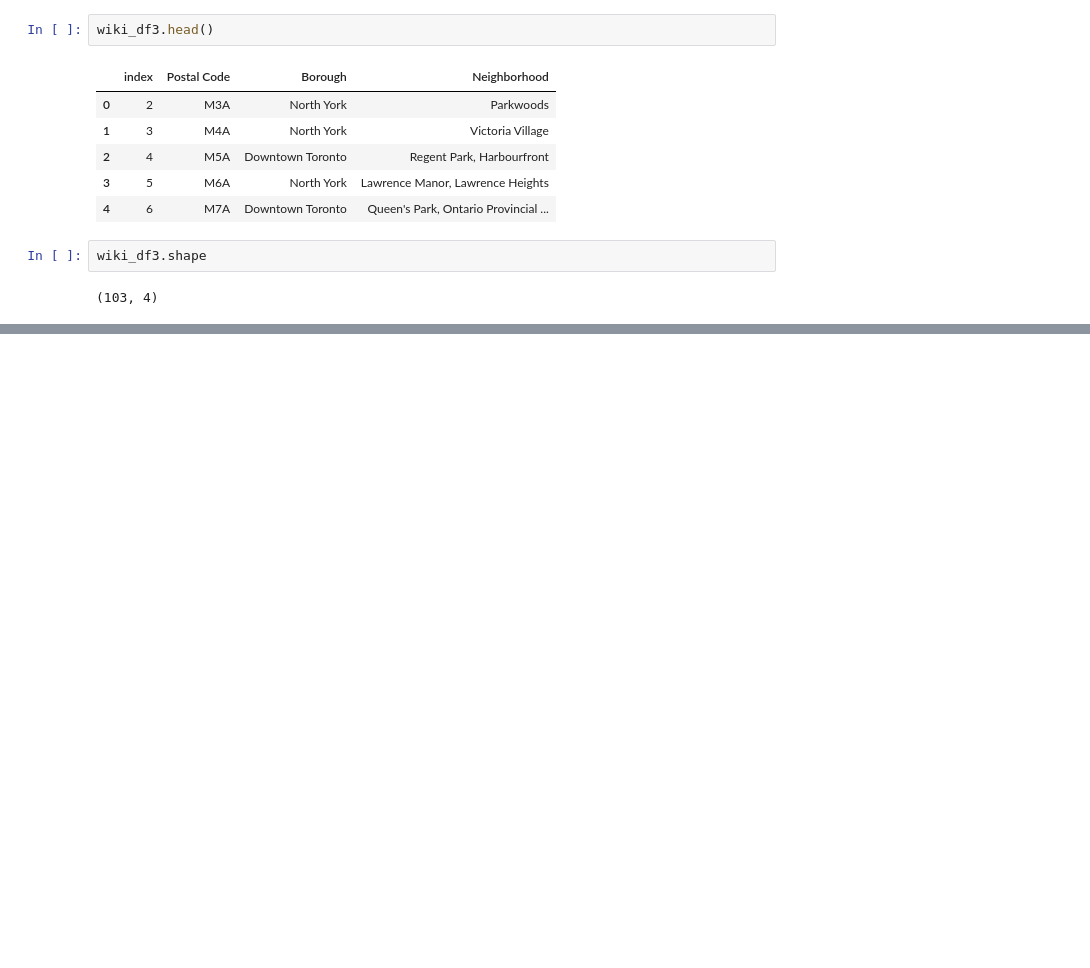
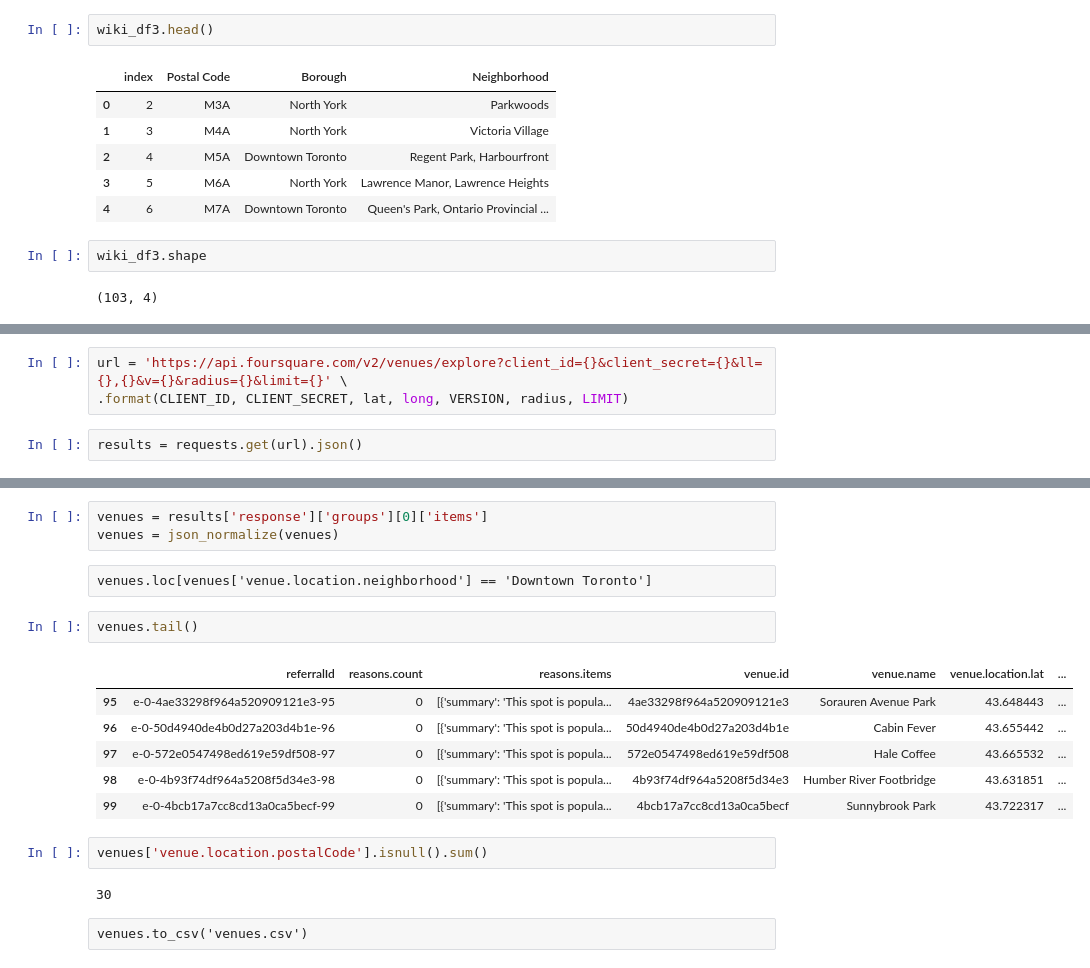
Before and after one commit to abdulazizAlwar/Coursera_Capstone, a Jupyter notebook: Week_3.ipynb, the cells around one changed output, grey strips where cells are left out. Drawn from its saved outputs; the diff is of its cells as text; blank space fills up the shorter version.

```diff
--- a/Week_3.ipynb
+++ b/Week_3.ipynb
@@ -48,0 +124,5 @@ wiki_df3.shape
+# %%
+url = 'https://api.foursquare.com/v2/venues/explore?client_id={}&client_secret={}&ll={},{}&v={}&radius={}&limit={}' \
+.format(CLIENT_ID, CLIENT_SECRET, lat, long, VERSION, radius, LIMIT)
+# %%
+results = requests.get(url).json()
@@ -48,0 +165,20 @@ wiki_df3.shape
+# %%
+venues = results['response']['groups'][0]['items']
+venues = json_normalize(venues)
+# %% [raw]
+venues.loc[venues['venue.location.neighborhood'] == 'Downtown Toronto']
+# %%
+venues.tail()
+# %% [output]
+|  | referralId | reasons.count | reasons.items | venue.id | venue.name | venue.location.lat | ... |
+| 95 | e-0-4ae33298f964a520909121e3-95 | 0 | [{'summary': 'This spot is popula... | 4ae33298f964a520909121e3 | Sorauren Avenue Park | 43.648443 | ... |
+| 96 | e-0-50d4940de4b0d27a203d4b1e-96 | 0 | [{'summary': 'This spot is popula... | 50d4940de4b0d27a203d4b1e | Cabin Fever | 43.655442 | ... |
+| 97 | e-0-572e0547498ed619e59df508-97 | 0 | [{'summary': 'This spot is popula... | 572e0547498ed619e59df508 | Hale Coffee | 43.665532 | ... |
+| 98 | e-0-4b93f74df964a5208f5d34e3-98 | 0 | [{'summary': 'This spot is popula... | 4b93f74df964a5208f5d34e3 | Humber River Footbridge | 43.631851 | ... |
+| 99 | e-0-4bcb17a7cc8cd13a0ca5becf-99 | 0 | [{'summary': 'This spot is popula... | 4bcb17a7cc8cd13a0ca5becf | Sunnybrook Park | 43.722317 | ... |
+# %%
+venues['venue.location.postalCode'].isnull().sum()
+# %% [output]
+30
+# %% [raw]
+venues.to_csv('venues.csv')
```
Also changed, not shown: parts of 33 cells of this notebook.
